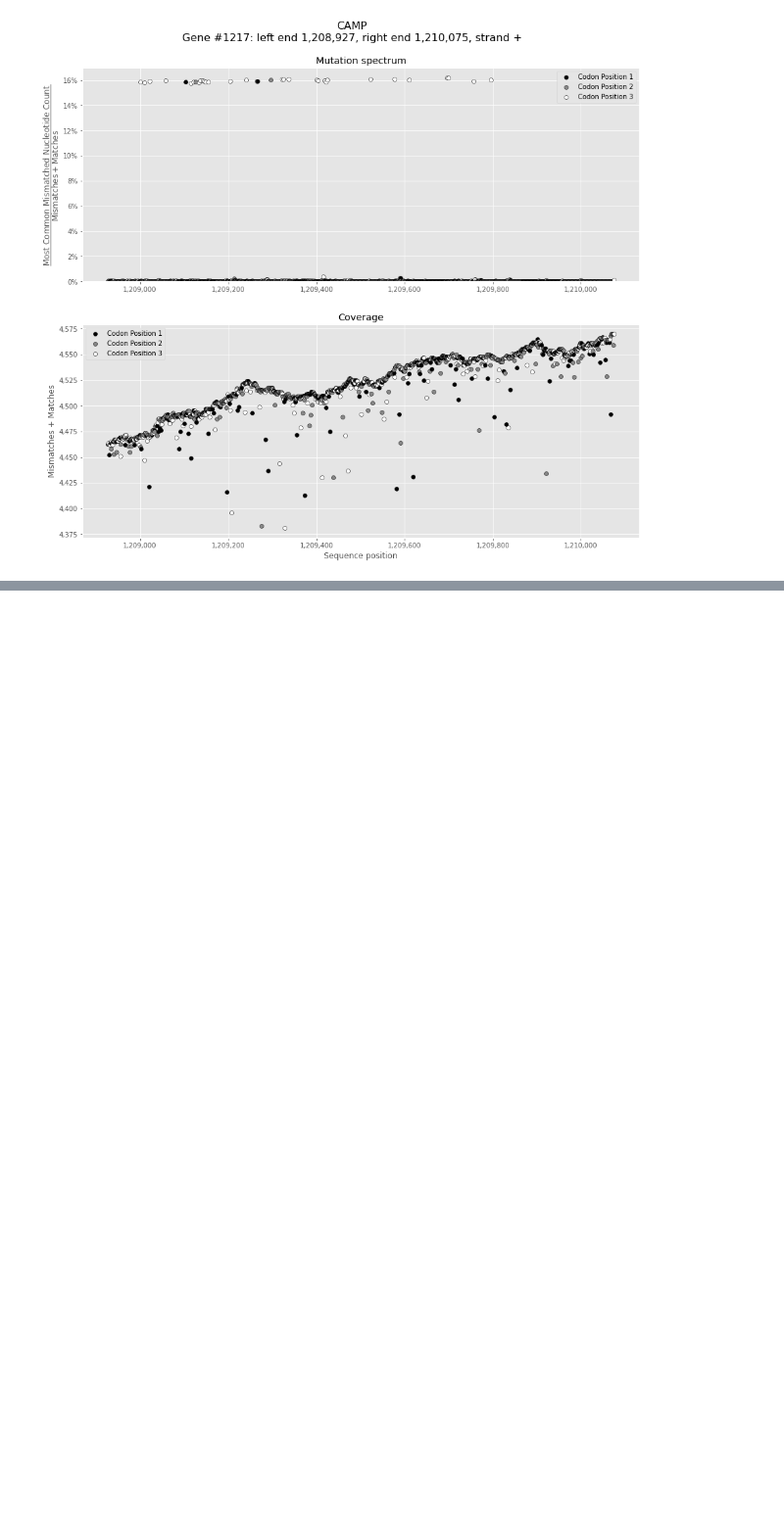
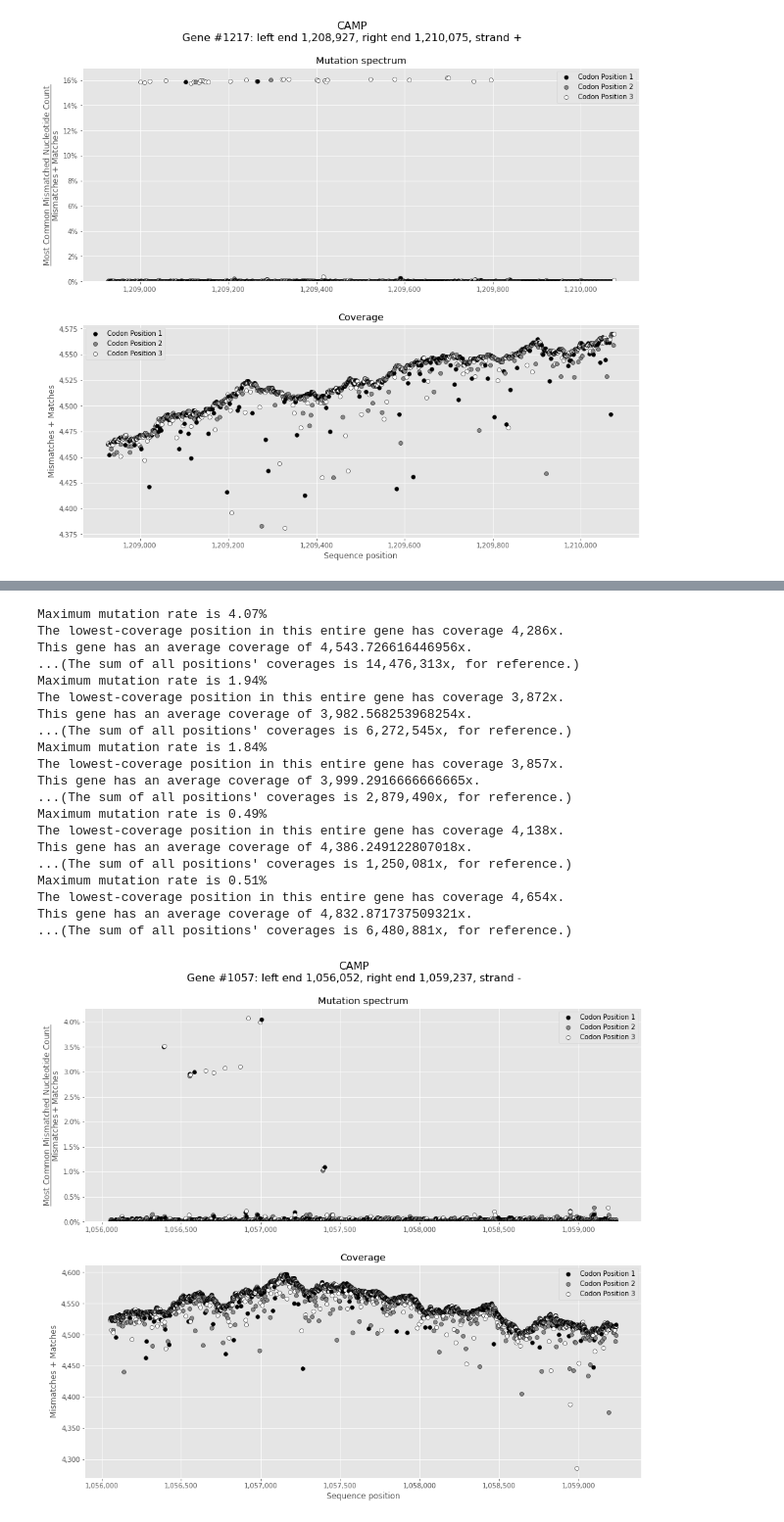
Before and after one commit to fedarko/sheepgut, a Jupyter notebook: notebooks/WithinGeneMutationAndCoveragePlots.ipynb, the cells around one changed output, grey strips where cells are left out. Shown at 98% size. Cells and saved outputs as stored; diff of their text form; code cells hidden in the pictures; blank space fills up the shorter version.

```diff
--- a/notebooks/WithinGeneMutationAndCoveragePlots.ipynb
+++ b/notebooks/WithinGeneMutationAndCoveragePlots.ipynb
@@ -274,0 +278,28 @@ This gene has an average coverage of 3,427.7105855855857x.
+# %%
+mutation_spectrum_and_coverage_plots("edge_6104", 1057)
+mutation_spectrum_and_coverage_plots("edge_6104", 366)
+mutation_spectrum_and_coverage_plots("edge_6104", 911)
+mutation_spectrum_and_coverage_plots("edge_6104", 1208)
+mutation_spectrum_and_coverage_plots("edge_6104", 4)
+# %% [output]
+Maximum mutation rate is 4.07%
+The lowest-coverage position in this entire gene has coverage 4,286x.
+This gene has an average coverage of 4,543.726616446956x.
+...(The sum of all positions' coverages is 14,476,313x, for reference.)
+Maximum mutation rate is 1.94%
+The lowest-coverage position in this entire gene has coverage 3,872x.
+This gene has an average coverage of 3,982.568253968254x.
+...(The sum of all positions' coverages is 6,272,545x, for reference.)
+Maximum mutation rate is 1.84%
+The lowest-coverage position in this entire gene has coverage 3,857x.
+This gene has an average coverage of 3,999.2916666666665x.
+...(The sum of all positions' coverages is 2,879,490x, for reference.)
+Maximum mutation rate is 0.49%
+The lowest-coverage position in this entire gene has coverage 4,138x.
+This gene has an average coverage of 4,386.249122807018x.
+...(The sum of all positions' coverages is 1,250,081x, for reference.)
+Maximum mutation rate is 0.51%
+The lowest-coverage position in this entire gene has coverage 4,654x.
+This gene has an average coverage of 4,832.871737509321x.
+...(The sum of all positions' coverages is 6,480,881x, for reference.)
+[figure, added]
```
Also changed, not shown: parts of 7 cells of this notebook, 6 other files.
